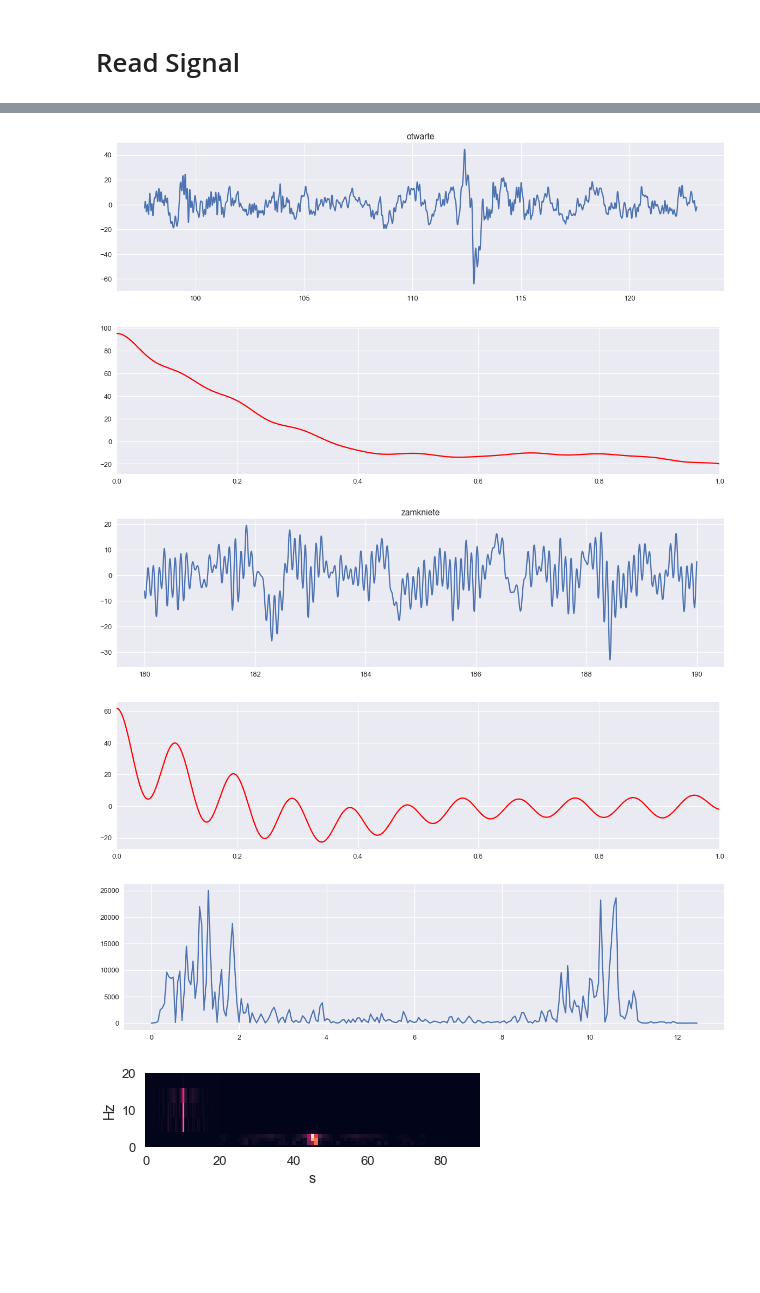
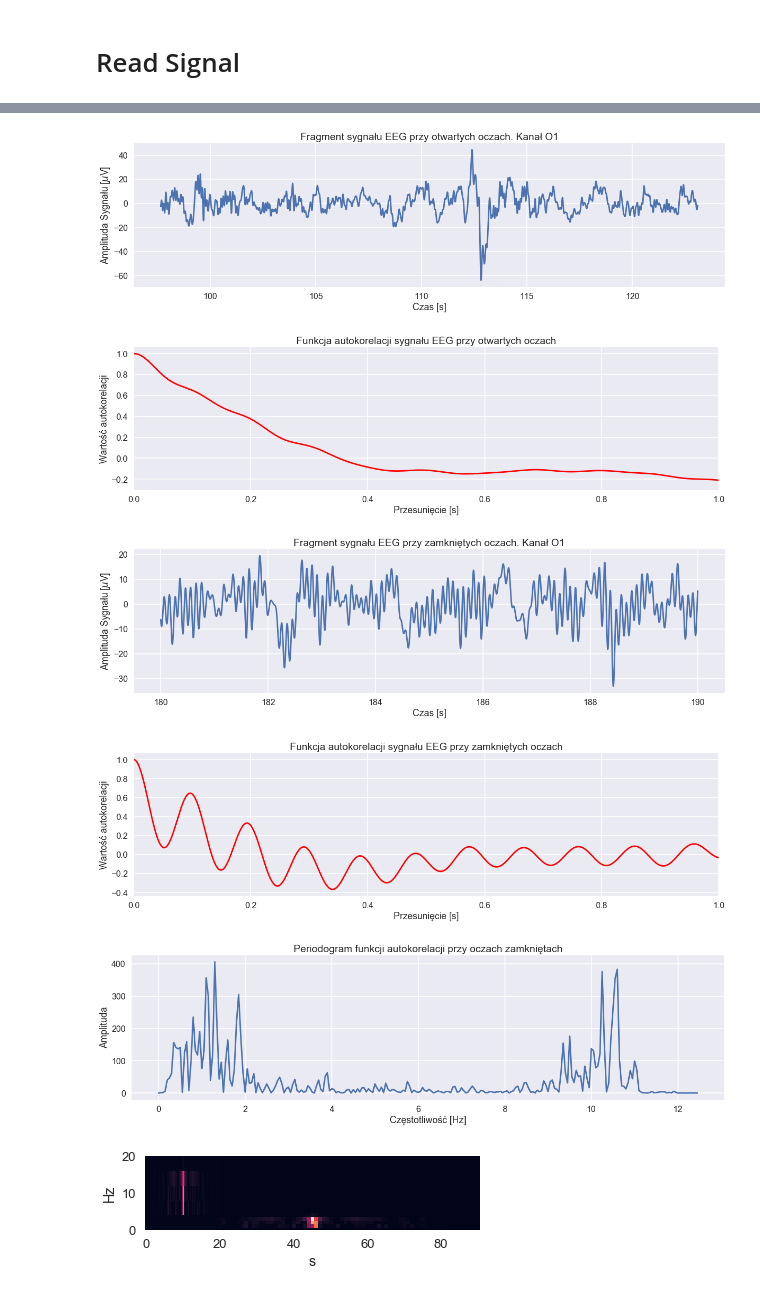
Before and after one commit to PPierzc/PracowniaEEG, a Jupyter notebook: autocorrelate/Cw1.ipynb, the cells around one changed output, grey strips where cells are left out. Cells and saved outputs as stored; diff of their text form; code cells hidden in the pictures; blank space fills up the shorter version.

```diff
--- a/autocorrelate/Cw1.ipynb
+++ b/autocorrelate/Cw1.ipynb
@@ -4,7 +4,7 @@ import matplotlib.pyplot as plt
 import scipy.signal as ss
 import seaborn as sns
 sns.set()
-sns.set_context('talk')
+sns.set_context('poster')
 # %% [markdown]
 # Autocorrelate Function
 # %%
@@ -285,21 +293,26 @@ def filter_signal(signal):
 # %%
 t = np.arange(0, len(o1)) / 1024
 filt_o1 = filter_signal(o1)[100000:-500000]
 
 plt.figure(figsize=(20, 5))
 plt.plot(t[100000:-500000], filt_o1)
-plt.title('otwarte')
+plt.title('Fragment sygnału EEG przy otwartych oczach. Kanał O1')
+plt.ylabel('Amplituda Sygnału [$\mu$V]')
+plt.xlabel('Czas [s]')
 plt.show()
 # %% [output]
-[figure, old version]
+[figure, new version]
 # %%
 plt.figure(figsize=(20,5))
-t, corr = auto_corr_for_tau(filt_o1, normed=False)
+t, corr = auto_corr_for_tau(filt_o1, normed=True)
 plt.plot(t/1024, corr, color='red')
 plt.xlim(0,1)
+plt.title('Funkcja autokorelacji sygnału EEG przy otwartych oczach')
+plt.xlabel('Przesunięcie [s]')
+plt.ylabel('Wartość autokorelacji')
 plt.show()
 # %% [output]
-[figure, old version]
+[figure, new version]
 # %%
 t = np.arange(0, len(o2)) / 1024
 
@@ -309,24 +322,32 @@ filt_o2 = filter_signal(o2)[start:start + 1024*10]
 
 plt.figure(figsize=(20, 5))
 plt.plot(t[start:start + 1024*10], filt_o2)
-plt.title('zamkniete')
+plt.title('Fragment sygnału EEG przy zamkniętych oczach. Kanał O1')
+plt.ylabel('Amplituda Sygnału [$\mu$V]')
+plt.xlabel('Czas [s]')
 plt.show()
 # %% [output]
-[figure, old version]
+[figure, new version]
 # %%
 plt.figure(figsize=(20,5))
-t, corr = auto_corr_for_tau(filt_o2, normed=False)
+t, corr = auto_corr_for_tau(filt_o2, normed=True)
 plt.plot(t/1024, corr, color='red')
 plt.xlim(0,1)
+plt.title('Funkcja autokorelacji sygnału EEG przy zamkniętych oczach')
+plt.xlabel('Przesunięcie [s]')
+plt.ylabel('Wartość autokorelacji')
 plt.show()
 # %% [output]
-[figure, old version]
+[figure, new version]
 # %%
 plt.figure(figsize=(20,5))
 plt.plot(np.fft.rfftfreq(len(corr), 1/1024)[:250], abs(np.fft.rfft(corr)[:250]))
+plt.title('Periodogram funkcji autokorelacji przy oczach zamkniętach')
+plt.xlabel('Częstotliwość [Hz]')
+plt.ylabel('Amplituda')
 plt.show()
 # %% [output]
-[figure, old version]
+[figure, new version]
 # %%
 f, t, s = ss.spectrogram(corr, 1024)
 plt.pcolormesh(t, f, s)
```
Also changed, not shown: parts of 14 cells of this notebook.
